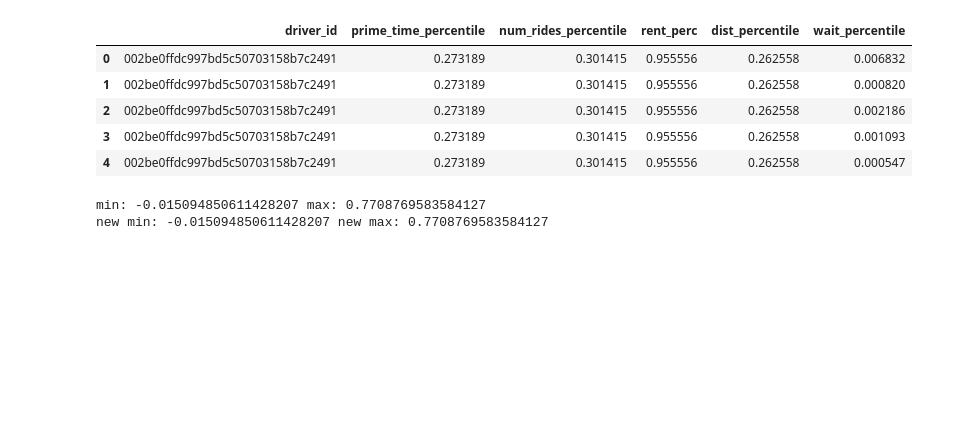
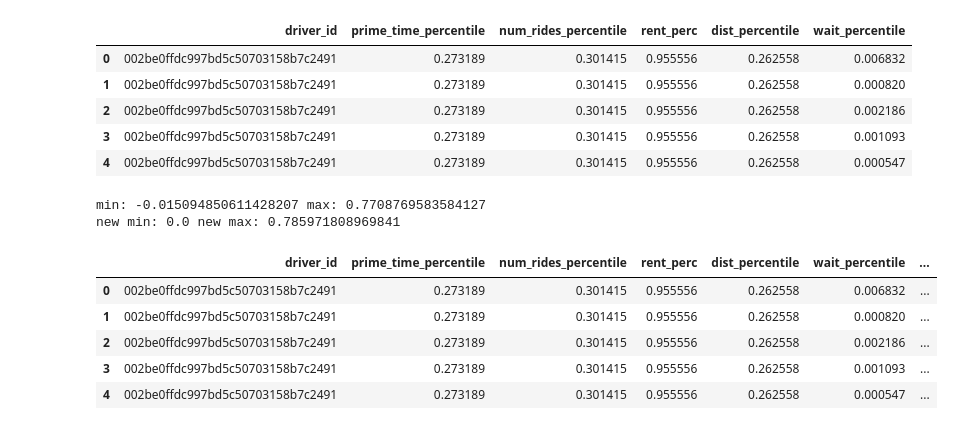
Before and after one commit to amuamushu/LyftDataChallenge, a Jupyter notebook: Lyft_Data_Challenge.ipynb, the cells around one changed output. Saved outputs shown, nothing was run; the diff lists cells and outputs as text; code cells hidden in the pictures; blank space fills up the shorter version.

```diff
--- a/Lyft_Data_Challenge.ipynb
+++ b/Lyft_Data_Challenge.ipynb
@@ -283,19 +283,27 @@ comp_driv.head()
 # %%
 pt_weight = comp_driv['prime_time_percentile'] * 25/100
 # rides_weight = comp_driv['num_rides_percentile'] * 25/100
 ride_length_weight = comp_driv['num_rides_percentile']/comp_driv['dist_percentile'] * 25/100
 rent_weight = comp_driv['rent_perc'] * 25/100
 # dist_weight = comp_driv['dist_percentile'] * 25/100
 wait_weight = comp_driv['wait_percentile'] * 25/100
 
 comp_driv['formula'] = pt_weight + rent_weight - wait_weight + ride_length_weight
 print("min: " + str(comp_driv['formula'].min()) + " max: " + str(comp_driv['formula'].max()))
 
 formula_min = comp_driv['formula'].min()
-min_shift = lambda x : x + formula_min
+min_shift = lambda x : x + formula_min * -1
 comp_driv['shifted_formula'] = comp_driv['formula'].apply(min_shift)
-print("new min: " + str(comp_driv['formula'].min()) + " new max: " + str(comp_driv['formula'].max()))
+print("new min: " + str(comp_driv['shifted_formula'].min()) + " new max: " + str(comp_driv['shifted_formula'].max()))
+
+comp_driv.head()
 # %% [output]
 min: -0.015094850611428207 max: 0.7708769583584127
-new min: -0.015094850611428207 new max: 0.7708769583584127
+new min: 0.0 new max: 0.785971808969841
+|  | driver_id | prime_time_percentile | num_rides_percentile | rent_perc | dist_percentile | wait_percentile | ... |
+| 0 | 002be0ffdc997bd5c50703158b7c2491 | 0.273189 | 0.301415 | 0.955556 | 0.262558 | 0.006832 | ... |
+| 1 | 002be0ffdc997bd5c50703158b7c2491 | 0.273189 | 0.301415 | 0.955556 | 0.262558 | 0.000820 | ... |
+| 2 | 002be0ffdc997bd5c50703158b7c2491 | 0.273189 | 0.301415 | 0.955556 | 0.262558 | 0.002186 | ... |
+| 3 | 002be0ffdc997bd5c50703158b7c2491 | 0.273189 | 0.301415 | 0.955556 | 0.262558 | 0.001093 | ... |
+| 4 | 002be0ffdc997bd5c50703158b7c2491 | 0.273189 | 0.301415 | 0.955556 | 0.262558 | 0.000547 | ... |
 # %%
```
Also changed, not shown: parts of 1 cell of this notebook.
